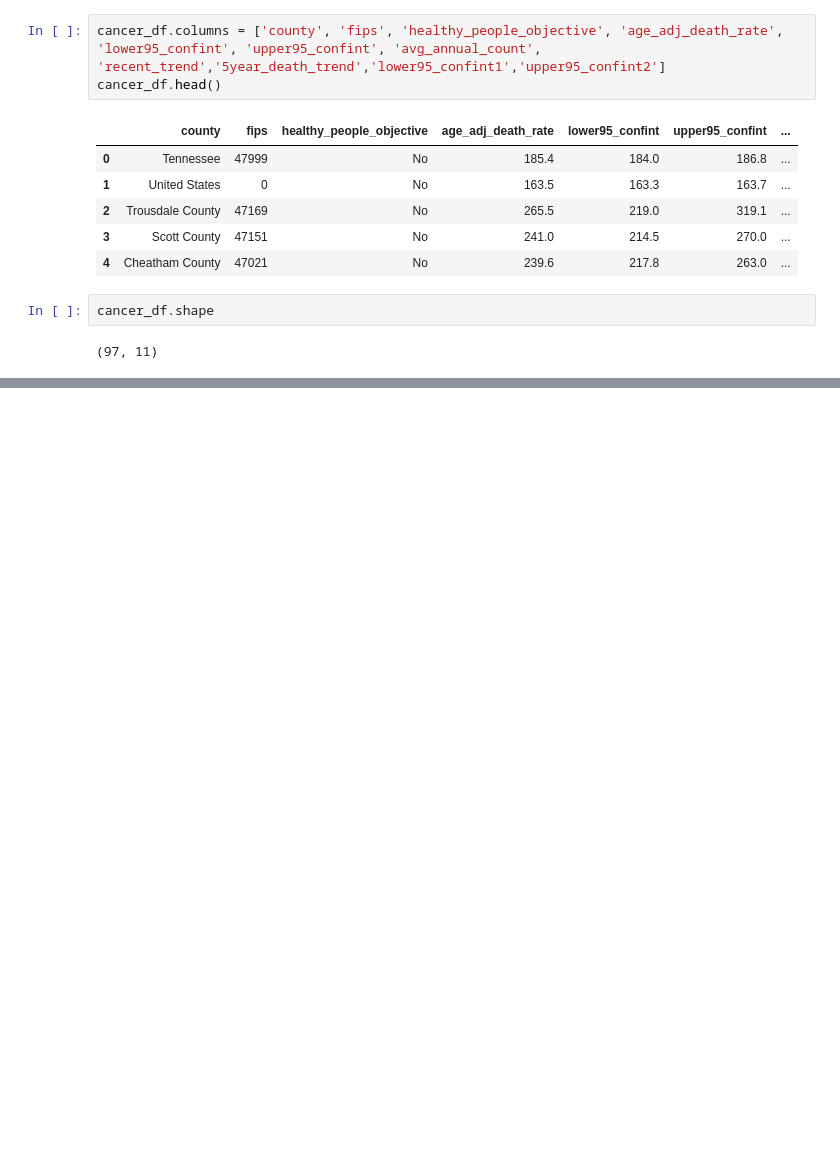
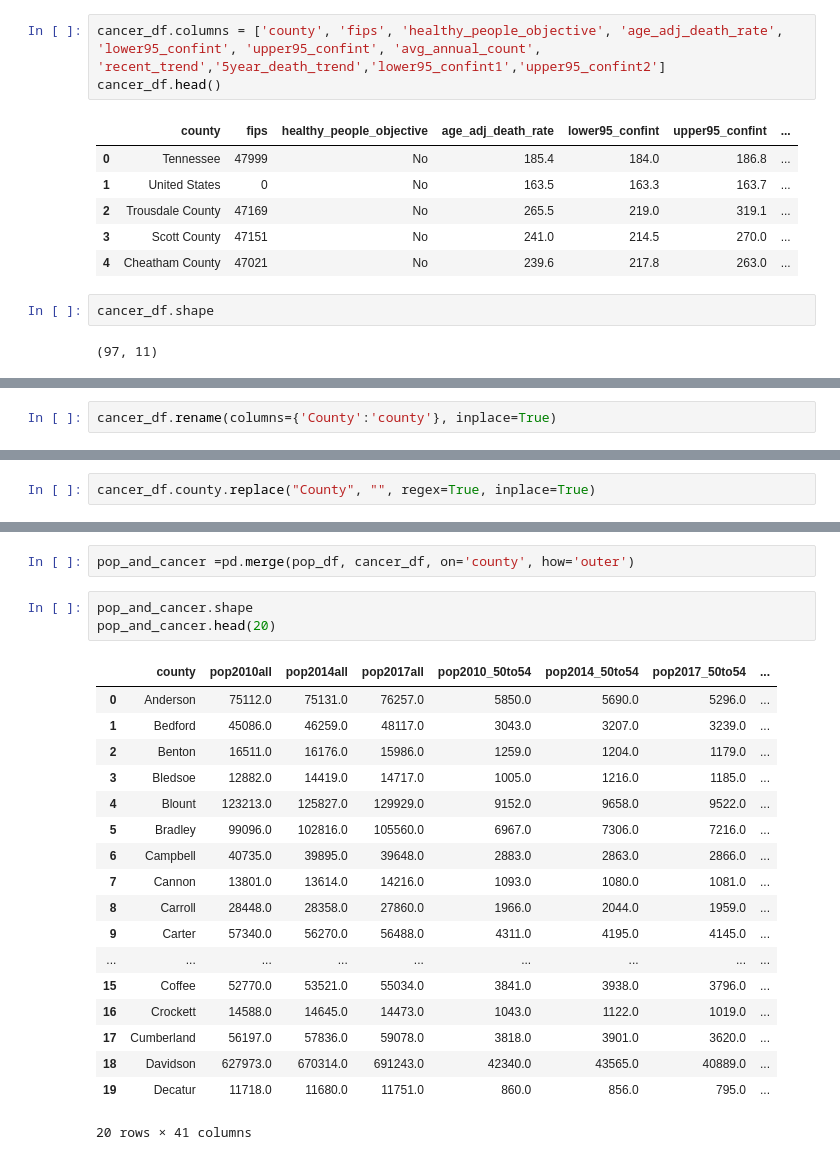
Before and after one commit to AriannaRigon/vanderbilt-aspire-data-essentials, a Jupyter notebook: ClassNotebook.ipynb, the cells around one changed output, grey strips where cells are left out. Drawn from its saved outputs; the diff is of its cells as text; blank space fills up the shorter version.

```diff
--- a/ClassNotebook.ipynb
+++ b/ClassNotebook.ipynb
@@ -91,0 +354,2 @@ pop_df.shape
+# %%
+cancer_df.rename(columns={'County':'county'}, inplace=True)
@@ -91,0 +365,2 @@ pop_df.shape
+# %%
+cancer_df.county.replace("County", "", regex=True, inplace=True)
@@ -91,0 +381,24 @@ pop_df.shape
+# %%
+pop_and_cancer =pd.merge(pop_df, cancer_df, on='county', how='outer')
+# %%
+pop_and_cancer.shape
+pop_and_cancer.head(20)
+# %% [output]
+|  | county | pop2010all | pop2014all | pop2017all | pop2010_50to54 | pop2014_50to54 | pop2017_50to54 | ... |
+| 0 | Anderson | 75112.0 | 75131.0 | 76257.0 | 5850.0 | 5690.0 | 5296.0 | ... |
+| 1 | Bedford | 45086.0 | 46259.0 | 48117.0 | 3043.0 | 3207.0 | 3239.0 | ... |
+| 2 | Benton | 16511.0 | 16176.0 | 15986.0 | 1259.0 | 1204.0 | 1179.0 | ... |
+| 3 | Bledsoe | 12882.0 | 14419.0 | 14717.0 | 1005.0 | 1216.0 | 1185.0 | ... |
+| 4 | Blount | 123213.0 | 125827.0 | 129929.0 | 9152.0 | 9658.0 | 9522.0 | ... |
+| 5 | Bradley | 99096.0 | 102816.0 | 105560.0 | 6967.0 | 7306.0 | 7216.0 | ... |
+| 6 | Campbell | 40735.0 | 39895.0 | 39648.0 | 2883.0 | 2863.0 | 2866.0 | ... |
+| 7 | Cannon | 13801.0 | 13614.0 | 14216.0 | 1093.0 | 1080.0 | 1081.0 | ... |
+| 8 | Carroll | 28448.0 | 28358.0 | 27860.0 | 1966.0 | 2044.0 | 1959.0 | ... |
+| 9 | Carter | 57340.0 | 56270.0 | 56488.0 | 4311.0 | 4195.0 | 4145.0 | ... |
+| ... | ... | ... | ... | ... | ... | ... | ... | ... |
+| 15 | Coffee | 52770.0 | 53521.0 | 55034.0 | 3841.0 | 3938.0 | 3796.0 | ... |
+| 16 | Crockett | 14588.0 | 14645.0 | 14473.0 | 1043.0 | 1122.0 | 1019.0 | ... |
+| 17 | Cumberland | 56197.0 | 57836.0 | 59078.0 | 3818.0 | 3901.0 | 3620.0 | ... |
+| 18 | Davidson | 627973.0 | 670314.0 | 691243.0 | 42340.0 | 43565.0 | 40889.0 | ... |
+| 19 | Decatur | 11718.0 | 11680.0 | 11751.0 | 860.0 | 856.0 | 795.0 | ... |
+20 rows × 41 columns
```
Also changed, not shown: parts of 65 cells of this notebook.
